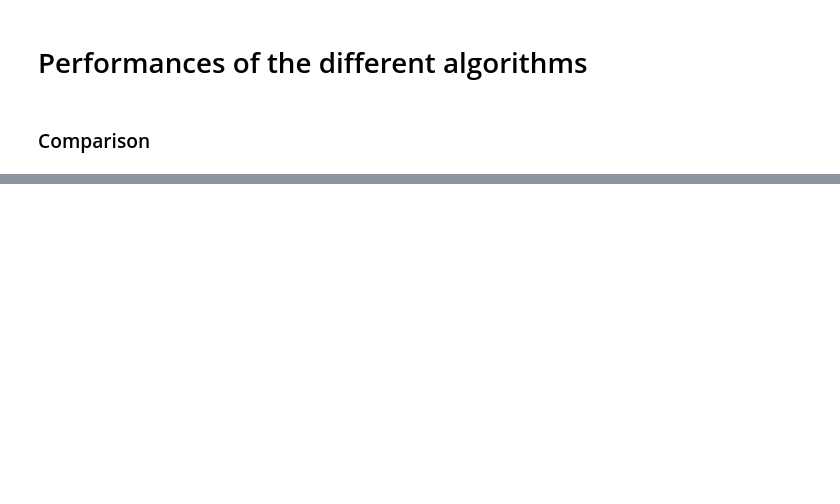
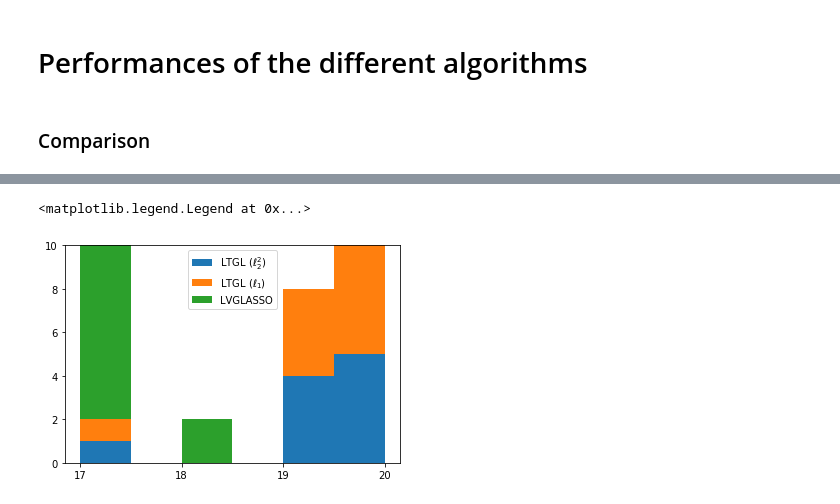
Before and after one commit to fdtomasi/regain, a Jupyter notebook: notebooks/performance analysis.ipynb, the cells around one changed output, grey strips where cells are left out. Drawn from its saved outputs; the diff is of its cells as text; code cells hidden in the pictures; blank space fills up the shorter version.

```diff
--- a/notebooks/performance analysis.ipynb
+++ b/notebooks/performance analysis.ipynb
@@ -605,0 +567,15 @@ mm
+# %%
+methods = ['LTGL ($\ell_2^2$)', 'LTGL ($\ell_1$)', 'LVGLASSO']
+l = []
+for m in methods:
+    if m != 'LVGLASSO':
+        l.append([np.linalg.matrix_rank(r) for r in mm.loc[m].estimator.latent_])
+    else:
+        l.append([np.linalg.matrix_rank(r) for r in mm.loc[m].estimator.L])
+
+plt.hist(l, bins=6, label=methods, stacked=1, align='mid')
+plt.xticks([17,18,19,20])
+plt.legend()
+# %% [output]
+<matplotlib.legend.Legend at 0x...>
+[figure, added]
```
Also changed, not shown: parts of 54 cells of this notebook, 6 other files.
